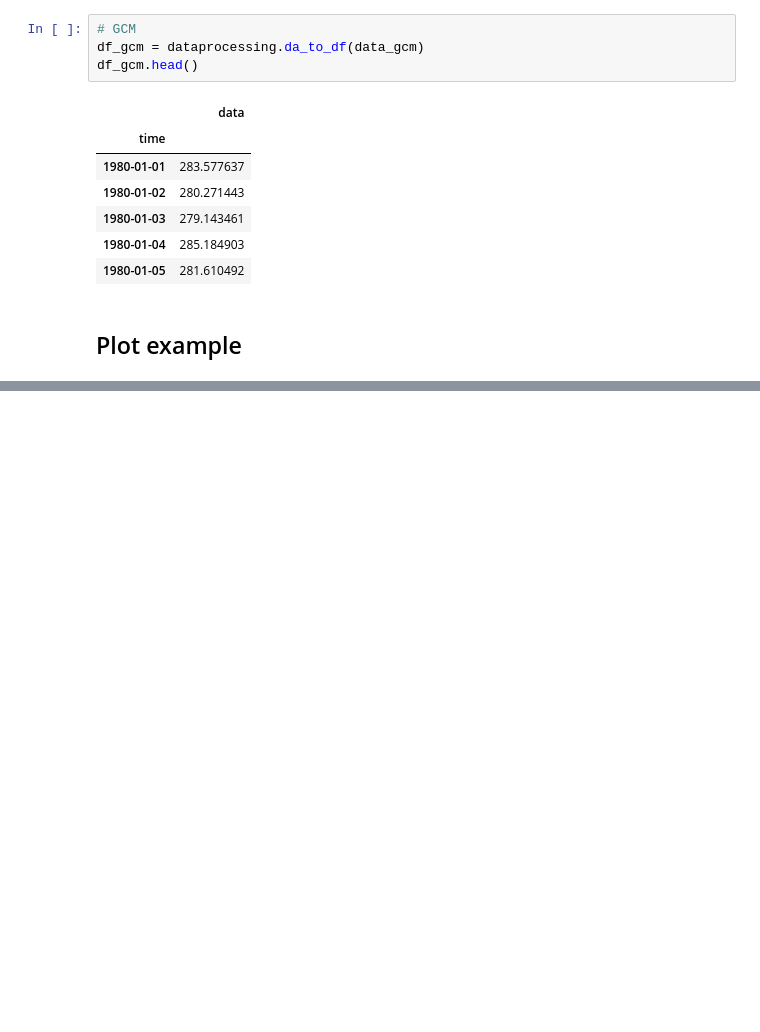
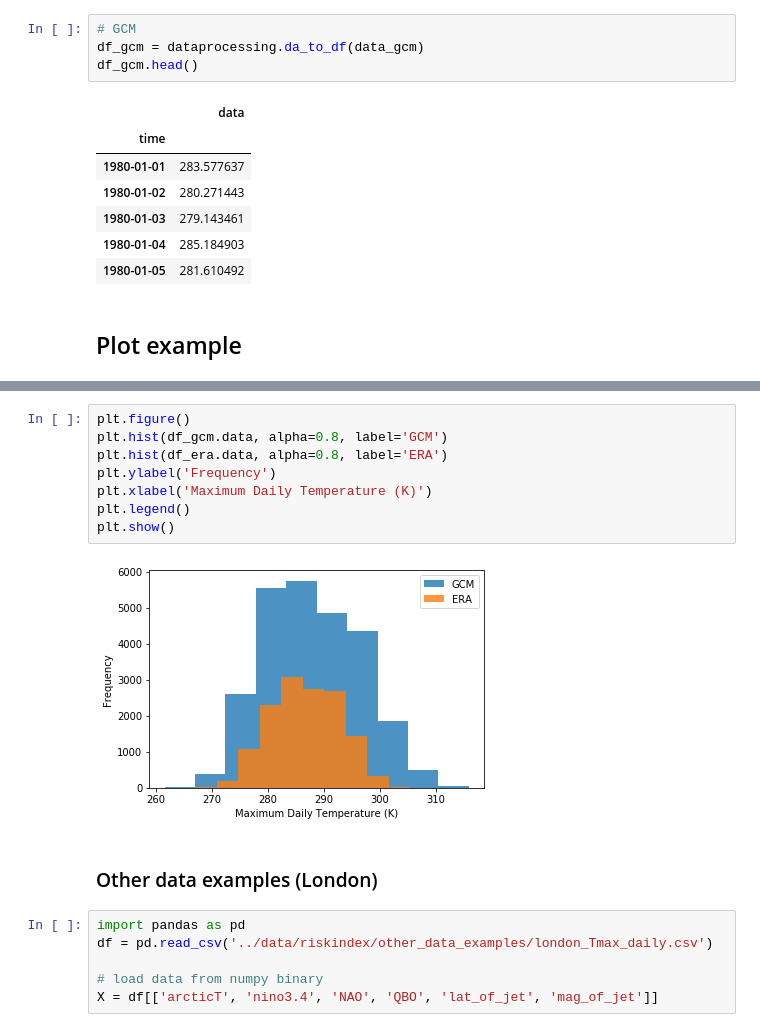
Before and after one commit to risaueno/urban-climate-downloader, a Jupyter notebook: notebooks/introduction.ipynb, the cells around one changed output, grey strips where cells are left out. Drawn from its saved outputs; the diff is of its cells as text; blank space fills up the shorter version.

```diff
--- a/notebooks/introduction.ipynb
+++ b/notebooks/introduction.ipynb
@@ -117,0 +118,18 @@ plt.show()
+# %%
+plt.figure()
+plt.hist(df_gcm.data, alpha=0.8, label='GCM')
+plt.hist(df_era.data, alpha=0.8, label='ERA')
+plt.ylabel('Frequency')
+plt.xlabel('Maximum Daily Temperature (K)')
+plt.legend()
+plt.show()
+# %% [output]
+[figure, added]
+# %% [markdown]
+### Other data examples (London)
+# %%
+import pandas as pd
+df = pd.read_csv('../data/riskindex/other_data_examples/london_Tmax_daily.csv')
+
+# load data from numpy binary
+X = df[['arcticT', 'nino3.4', 'NAO', 'QBO', 'lat_of_jet', 'mag_of_jet']]
```
Also changed, not shown: parts of 3 cells of this notebook, 3 other files.
